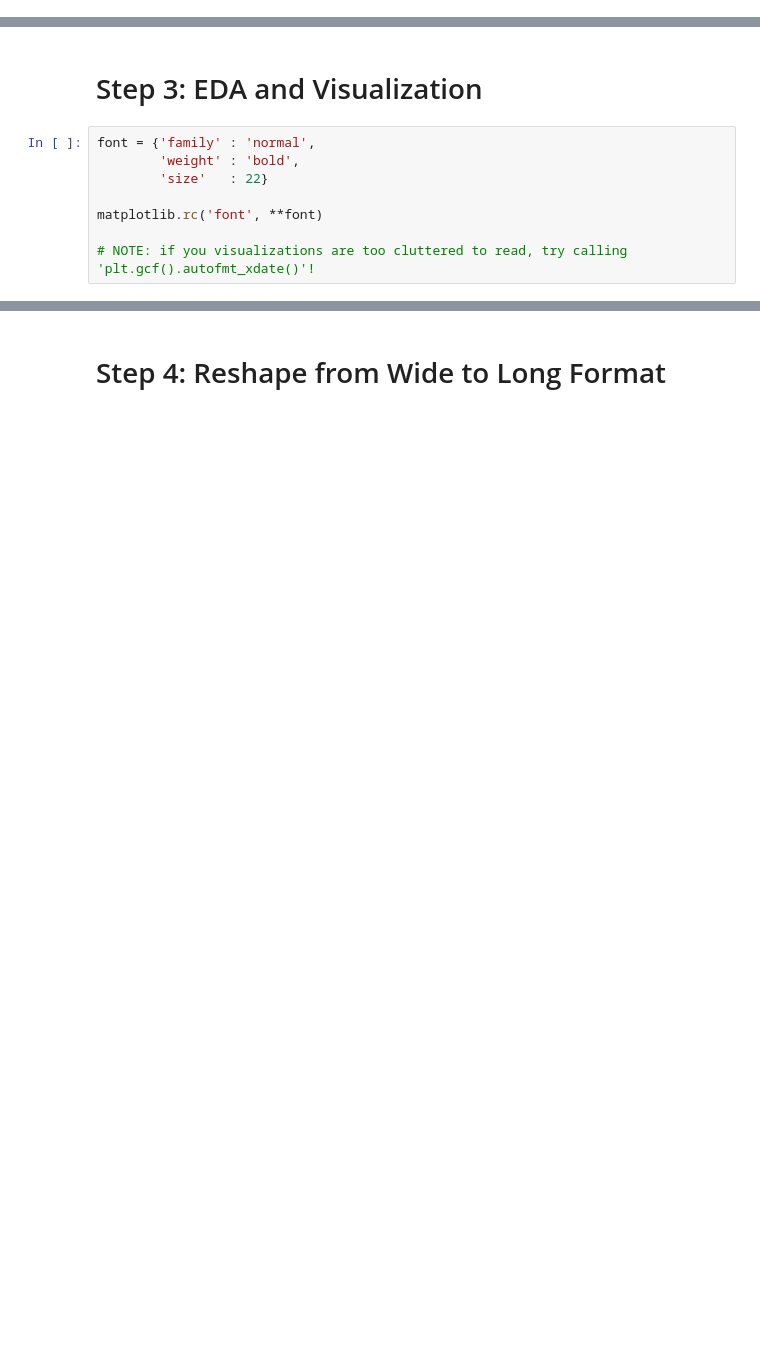
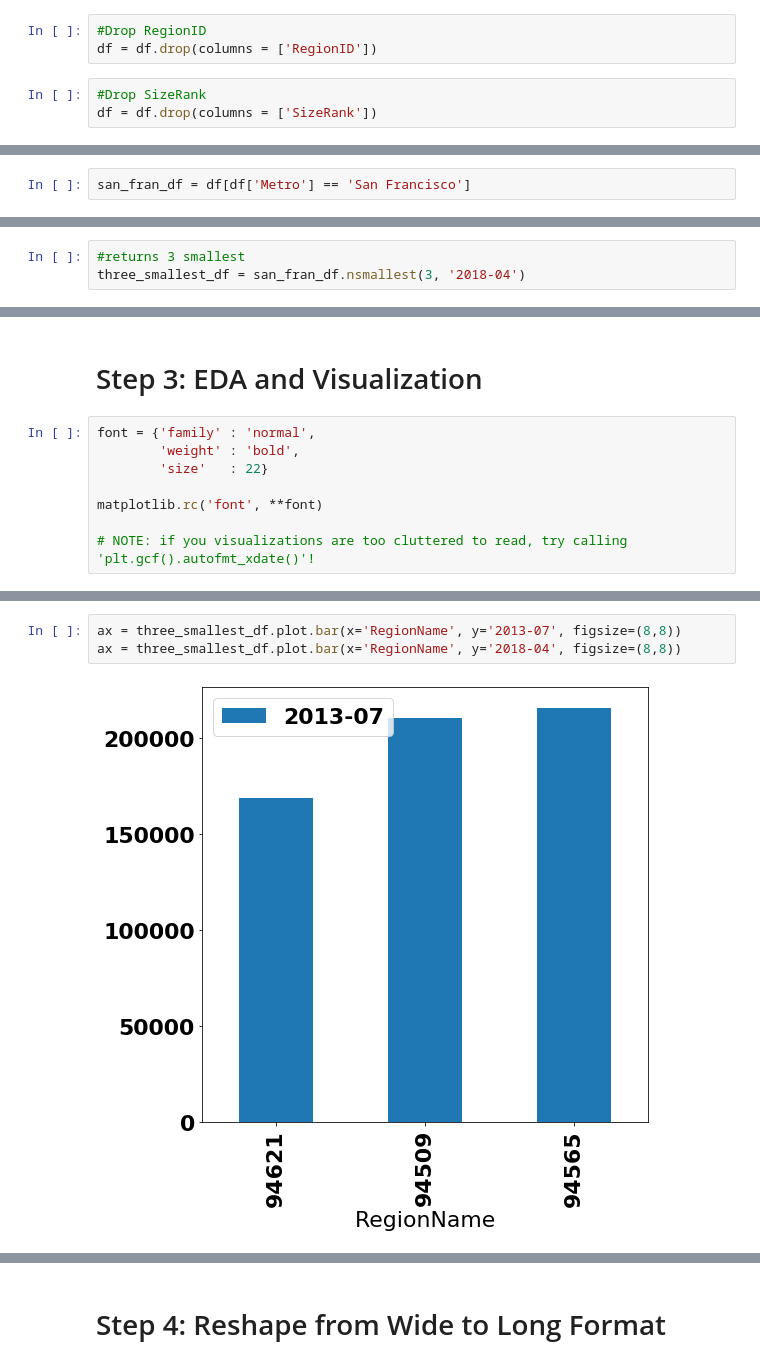
Before and after one commit to andymdc31/time_series_project, a Jupyter notebook: dsc-mod-4-project-online-ds-ft-081219/mod_4_starter_notebook.ipynb, the cells around one changed output, grey strips where cells are left out. Saved outputs shown, nothing was run; the diff lists cells and outputs as text; blank space fills up the shorter version.

```diff
--- a/dsc-mod-4-project-online-ds-ft-081219/mod_4_starter_notebook.ipynb
+++ b/dsc-mod-4-project-online-ds-ft-081219/mod_4_starter_notebook.ipynb
@@ -38,0 +57,6 @@ Good luck!
+# %%
+#Drop RegionID
+df = df.drop(columns = ['RegionID'])
+# %%
+#Drop SizeRank
+df = df.drop(columns = ['SizeRank'])
@@ -41,3 +86,5 @@ Good luck!
 # %%
 def get_datetimes(df):
     return pd.to_datetime(df.columns.values[1:], format='%Y-%m')
+# %%
+san_fran_df = df[df['Metro'] == 'San Francisco']
@@ -43,0 +137,3 @@ def get_datetimes(df):
+# %%
+#returns 3 smallest
+three_smallest_df = san_fran_df.nsmallest(3, '2018-04')
@@ -53,0 +165,5 @@ matplotlib.rc('font', **font)
+# %%
+ax = three_smallest_df.plot.bar(x='RegionName', y='2013-07', figsize=(8,8))
+ax = three_smallest_df.plot.bar(x='RegionName', y='2018-04', figsize=(8,8))
+# %% [output]
+[figure, added]
```
Also changed, not shown: parts of 40 cells of this notebook.
